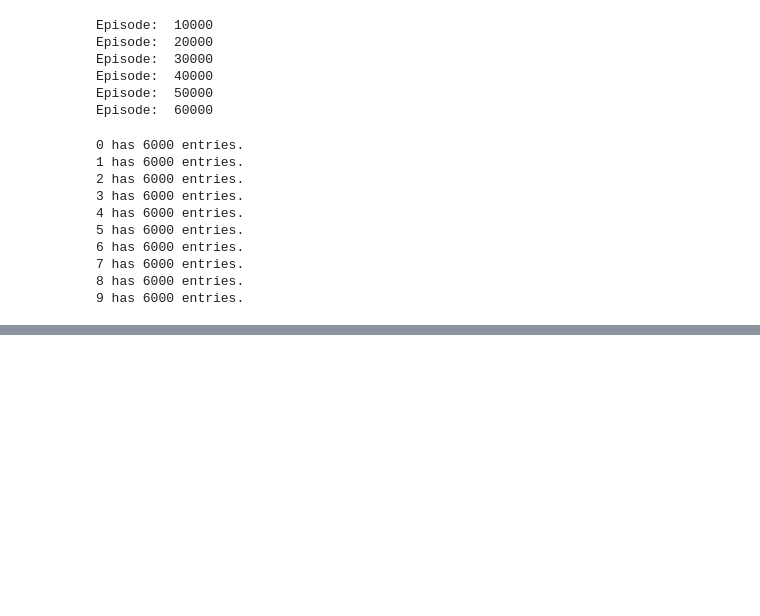
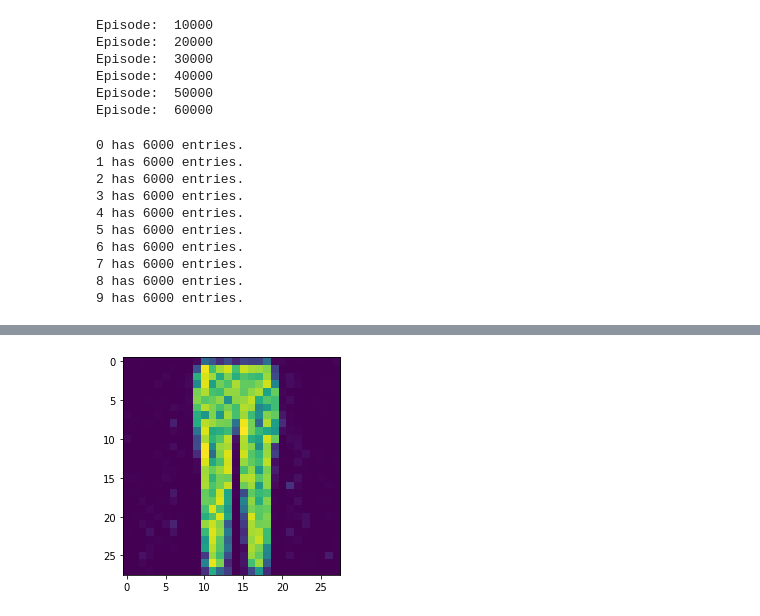
Before and after one commit to Phantomias3782/AI_Portfolio, a Jupyter notebook: Lernziel_4/GAN.ipynb, the cells around one changed output, grey strips where cells are left out. Cells and saved outputs as stored; diff of their text form; code cells hidden in the pictures; blank space fills up the shorter version.

```diff
--- a/Lernziel_4/GAN.ipynb
+++ b/Lernziel_4/GAN.ipynb
@@ -396,0 +363,13 @@ for index in data_loader_dict.keys():
+# %%
+# get an example of each generator by editing index variable
+index = 1
+
+sample_vectors = T.randn(batch_size, latent_size)
+fake_images = show_fake_images(GAN_dict[index]["generator"], sample_vectors)
+fake_image = fake_images[0]
+
+# show gan-erated images ## sry :D
+#show_image(fake_image)
+show_image(fake_image, gray = False)
+# %% [output]
+[figure, added]
```
Also changed, not shown: parts of 15 cells of this notebook.
